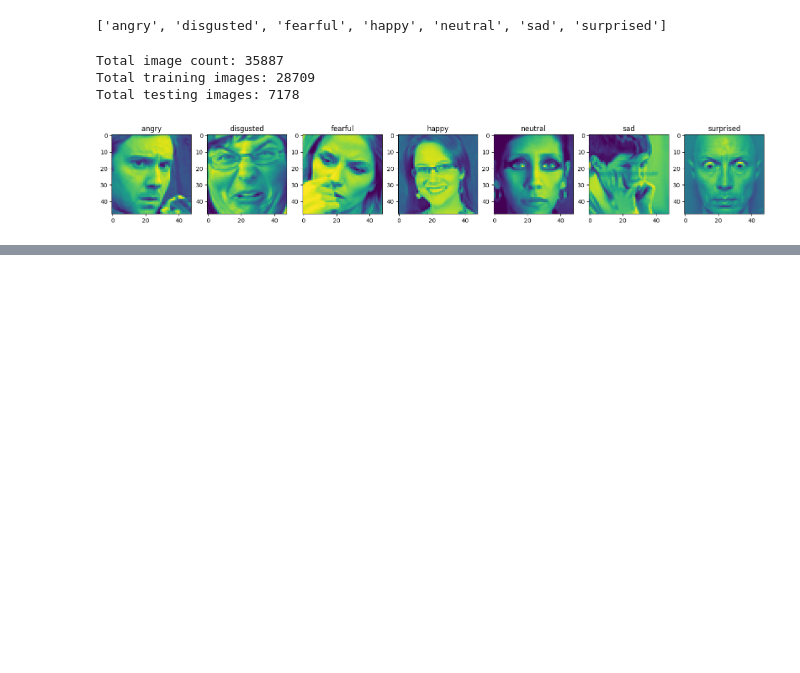
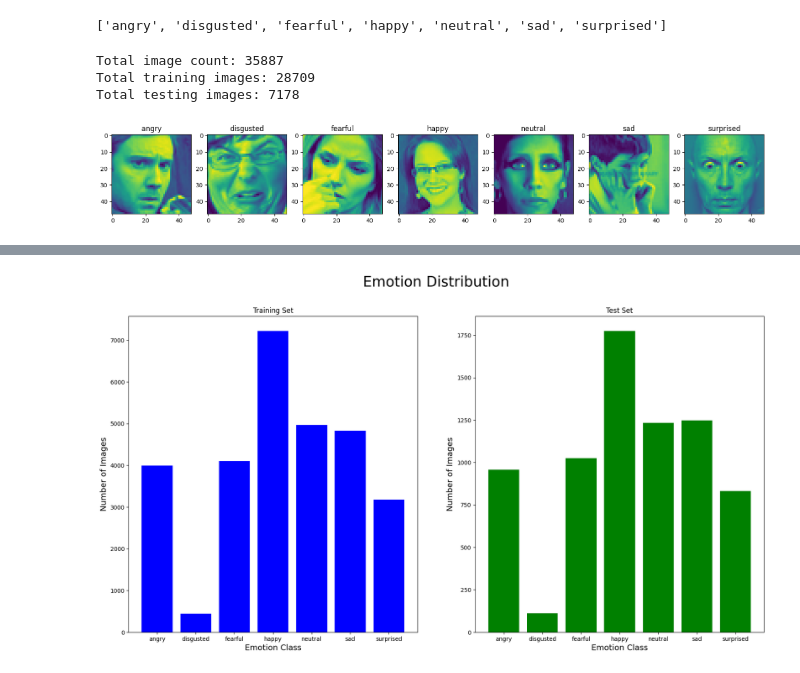
Before and after one commit to kinsukh/Image_sentiment_analysis, a Jupyter notebook: code.ipynb, the cells around one changed output, grey strips where cells are left out. Drawn from its saved outputs; the diff is of its cells as text; code cells hidden in the pictures; blank space fills up the shorter version.

```diff
--- a/code.ipynb
+++ b/code.ipynb
@@ -23,8 +23,8 @@ root_dir = ''
 train_dir = root_dir + 'train/'
 test_dir = root_dir + 'test/'
 # %%
-labels = os.listdir(train_dir)
-labels
+target_var = os.listdir(train_dir)
+target_var
 # %% [output]
 ['angry', 'disgusted', 'fearful', 'happy', 'neutral', 'sad', 'surprised']
 # %%
@@ -45,10 +45,10 @@ Total testing images: 7178
 # %%
 fig, axes = plt.subplots(1, 7, figsize=(20,8))
 
-for i in range(len(labels)):
-    d = train_dir+labels[i]+'/'+os.listdir(train_dir+labels[i]+'/')[0]
+for i in range(len(target_var)):
+    d = train_dir+target_var[i]+'/'+os.listdir(train_dir+target_var[i]+'/')[0]
     axes[i].imshow( plt.imread(d) )
-    axes[i].set_title(labels[i])
+    axes[i].set_title(target_var[i])
 plt.show()
 # %% [output]
 [figure]
@@ -83,24 +110,26 @@ for i in target_var:
 # %%
 #bar charts
-train_dist = np.array([len(os.listdir(train_dir+i+'/')) for i in labels])
-test_dist = np.array([len(os.listdir(test_dir+i+'/')) for i in labels])
-x = labels
+train_dist = np.array([len(os.listdir(train_dir+i+'/')) for i in target_var])
+test_dist = np.array([len(os.listdir(test_dir+i+'/')) for i in target_var])
+x = target_var
 
 plt.figure(figsize=(20,10))
 plt.suptitle('Emotion Distribution', fontsize=25)
 
 ax1 = plt.subplot(1,2,1)
 ax1.set_title('Training Set')
 plt.xlabel('Emotion Class', fontsize=14)
 plt.ylabel('Number of Images', fontsize=14)
 plt.bar(x, train_dist, color='blue')
 
 ax2 = plt.subplot(1, 2, 2)
 ax2.set_title('Test Set')
 plt.xlabel('Emotion Class', fontsize=14)
 plt.ylabel('Number of Images', fontsize=14)
 plt.bar(x, test_dist, color='green')
 plt.show()
+# %% [output]
+[figure, added]
 # %%
 train_datagen = ImageDataGenerator(rescale=1.0/255,
                                    zoom_range= 0.2,
```
Also changed, not shown: parts of 7 cells of this notebook, 1 other file.
